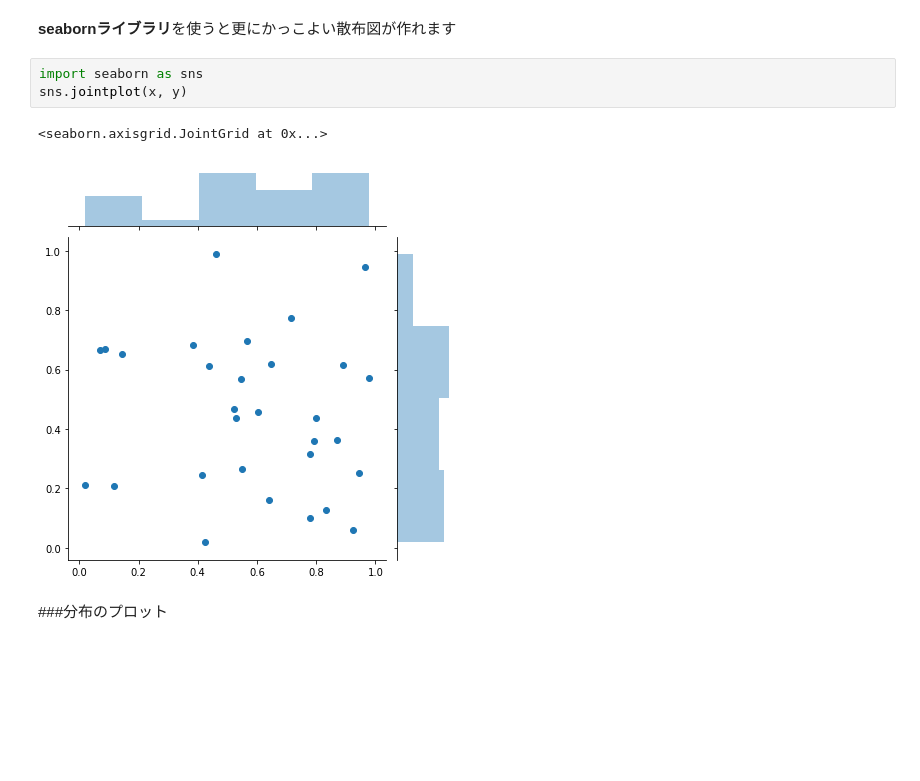
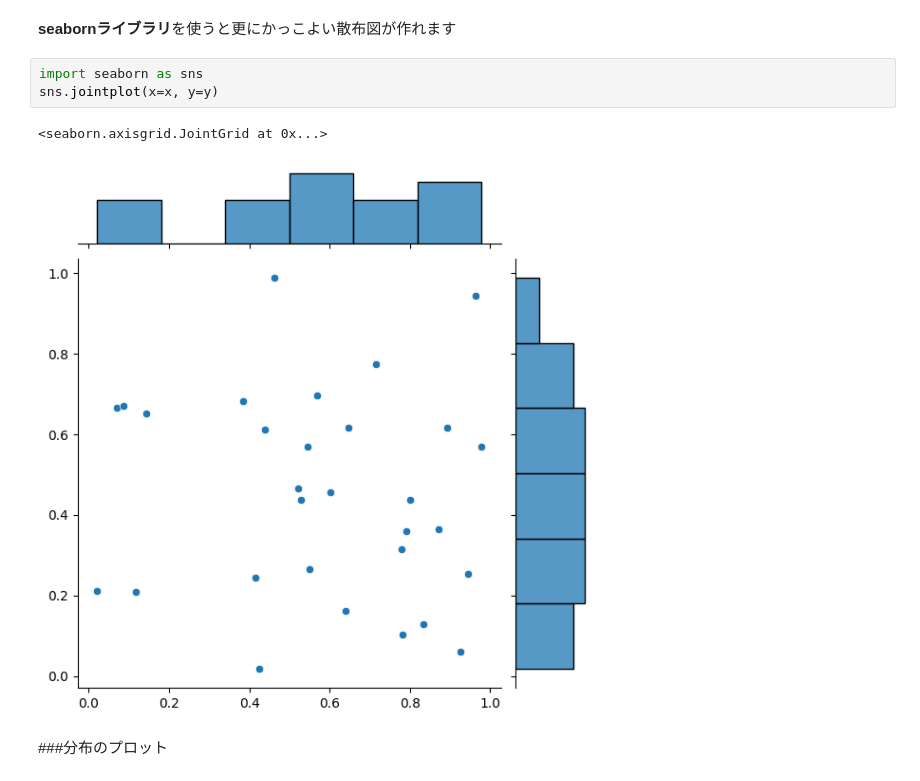
Before and after one commit to komorimasashi/kakuritsu_toukei_1, a Jupyter notebook: 3_visualizatoion.ipynb, the cells around one changed output. Cells and saved outputs as stored; diff of their text form; blank space fills up the shorter version.

Commit message:
Fix: sns.jointplot()の引数の指定を追加

```diff
--- a/3_visualizatoion.ipynb
+++ b/3_visualizatoion.ipynb
@@ -157,10 +157,10 @@ plt.show()
 **seabornライブラリ**を使うと更にかっこよい散布図が作れます
 # %%
 import seaborn as sns
-sns.jointplot(x, y)
+sns.jointplot(x=x, y=y)
 # %% [output]
 <seaborn.axisgrid.JointGrid at 0x...>
-[figure, old version]
+[figure, new version]
 # %% [markdown]
 ###分布のプロット
 # %% [markdown]
```
Also changed, not shown: parts of 31 cells of this notebook.
